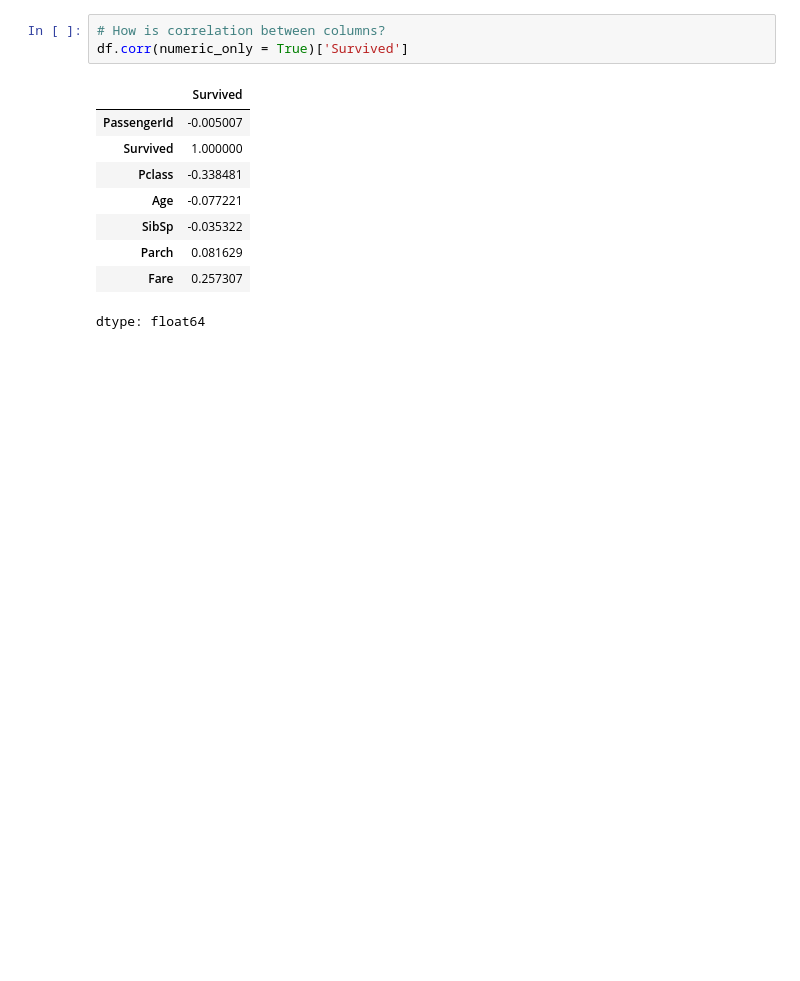
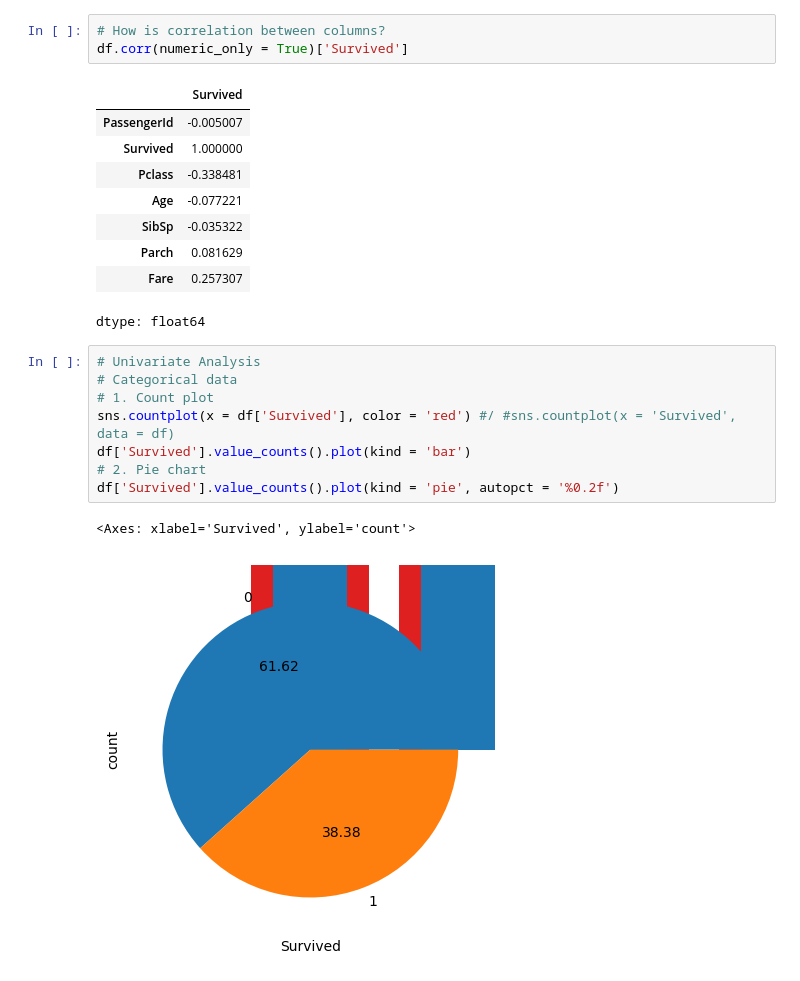
Before and after one commit to sj-workbench/years_of_learnings, a Jupyter notebook: understanding_data.ipynb, the cells around one changed output. Drawn from its saved outputs; the diff is of its cells as text; blank space fills up the shorter version.

```diff
--- a/understanding_data.ipynb
+++ b/understanding_data.ipynb
@@ -92,3 +93,14 @@ df.corr(numeric_only = True)['Survived']
 | Parch | 0.081629 |
 | Fare | 0.257307 |
 dtype: float64
+# %%
+# Univariate Analysis
+# Categorical data
+# 1. Count plot
+sns.countplot(x = df['Survived'], color = 'red') #/ #sns.countplot(x = 'Survived', data = df)
+df['Survived'].value_counts().plot(kind = 'bar')
+# 2. Pie chart
+df['Survived'].value_counts().plot(kind = 'pie', autopct = '%0.2f')
+# %% [output]
+<Axes: xlabel='Survived', ylabel='count'>
+[figure, added]
```
Also changed, not shown: parts of 2 cells of this notebook.
